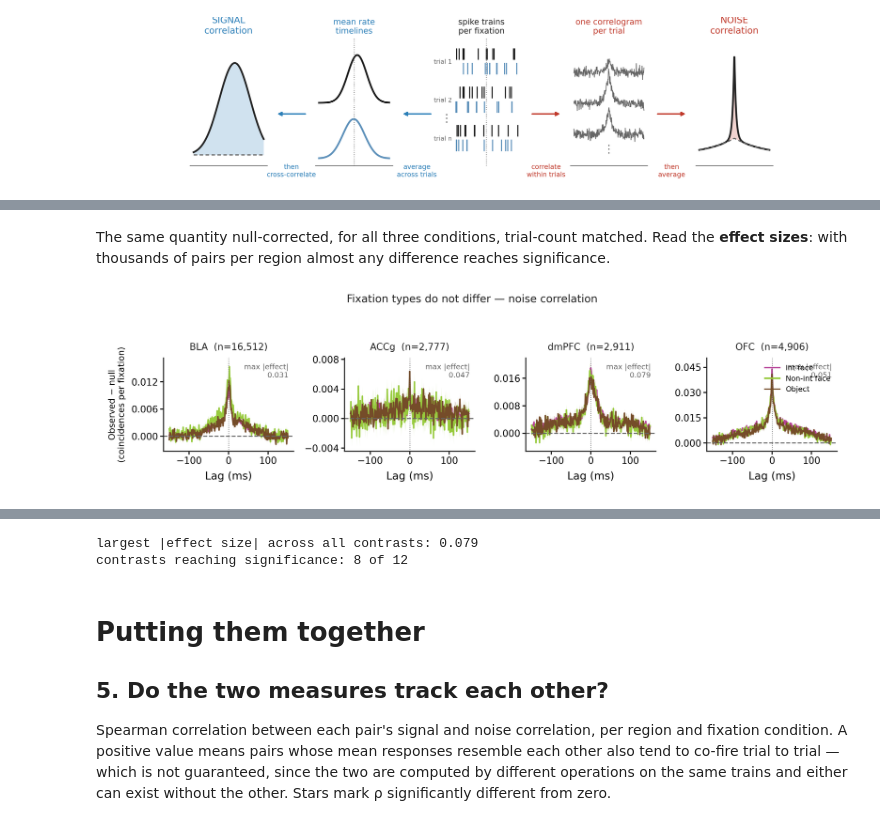
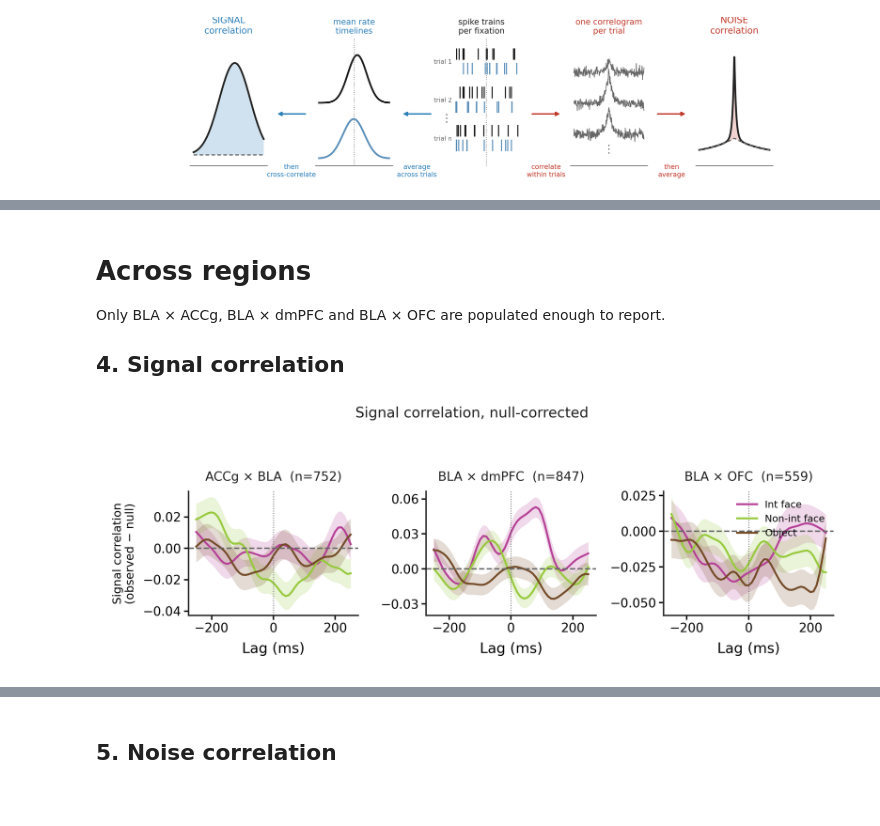
Before and after one commit to gprabaha/dal_monte_2022_analysis, a Jupyter notebook: notebooks/pair_correlation_overview/pair_correlation_overview.ipynb, the cells around one changed output, grey strips where cells are left out. Drawn from its saved outputs; the diff is of its cells as text; code cells hidden in the pictures.

```diff
--- a/notebooks/pair_correlation_overview/pair_correlation_overview.ipynb
+++ b/notebooks/pair_correlation_overview/pair_correlation_overview.ipynb
@@ -192,28 +205,16 @@ display(Image(filename=str(paths["png"])))
 # %% [markdown]
-The same quantity null-corrected, for all three conditions, trial-count matched.
-Read the **effect sizes**: with thousands of pairs per region almost any
-difference reaches significance.
+# Across regions
+
+Only BLA × ACCg, BLA × dmPFC and BLA × OFC are populated enough to report.
+
+## 4. Signal correlation
 # %%
-noise_contrasts = psc.compare_conditions(
-    noise, metric="circular_shift_peak_pm2ms_matched", group_columns=("region_pair",)
-)
 fig, paths = viz.plot_excess_by_condition(
-    noise_traces, figs, contrasts=noise_contrasts,
-    ylabel="Observed − null\n(coincidences per fixation)",
-    title="Fixation types do not differ — noise correlation",
-    stem="fig03_noise_excess",
+    signal_traces, figs, scope="cross_region", max_lag_ms=250.0,
+    ylabel="Signal correlation\n(observed − null)",
+    title="Signal correlation, null-corrected",
+    stem="fig02_signal_excess",
 )
 display(Image(filename=str(paths["png"])))
-
-display(
-    noise_contrasts.loc[
-        :, ["region_pair", "condition_a", "condition_b", "n_pairs",
-            "mean_difference", "effect_size_rank_biserial", "p_value_corrected", "significant"]
-    ].round(5)
-)
-print(f"largest |effect size| across all contrasts: "
-      f"{noise_contrasts['effect_size_rank_biserial'].abs().max():.3f}")
-print(f"contrasts reaching significance: {int(noise_contrasts['significant'].sum())} "
-      f"of {len(noise_contrasts)}")
 # %% [output]
-[figure, old version]
+[figure, new version]
@@ -233,14 +221,3 @@ print(f"contrasts reaching significance: {int(noise_contrasts['significant'].sum
-largest |effect size| across all contrasts: 0.079
-contrasts reaching significance: 8 of 12
 # %% [markdown]
-# Putting them together
-
-## 5. Do the two measures track each other?
-
-Spearman correlation between each pair's signal and noise correlation, per
-region and fixation condition. A positive value means pairs whose mean responses
-resemble each other also tend to co-fire trial to trial — which is not
-guaranteed, since the two are computed by different operations on the same
-trains and either can exist without the other. Stars mark ρ significantly
-different from zero.
+## 5. Noise correlation
 # %%
```
Also changed, not shown: parts of 14 cells of this notebook, 4 other files.
